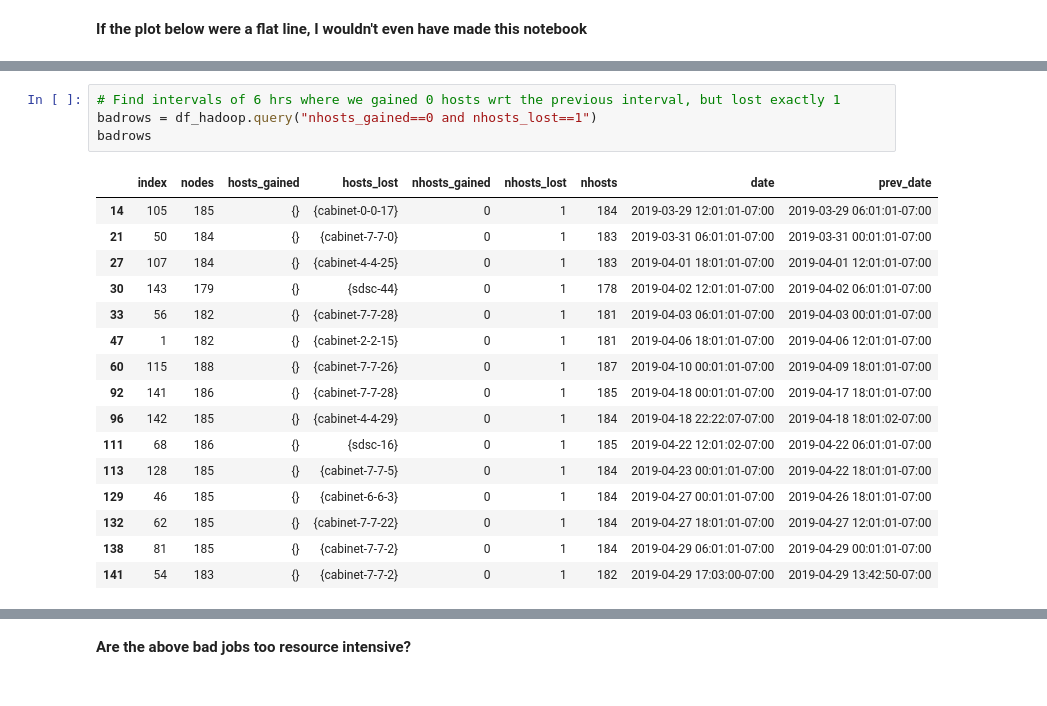
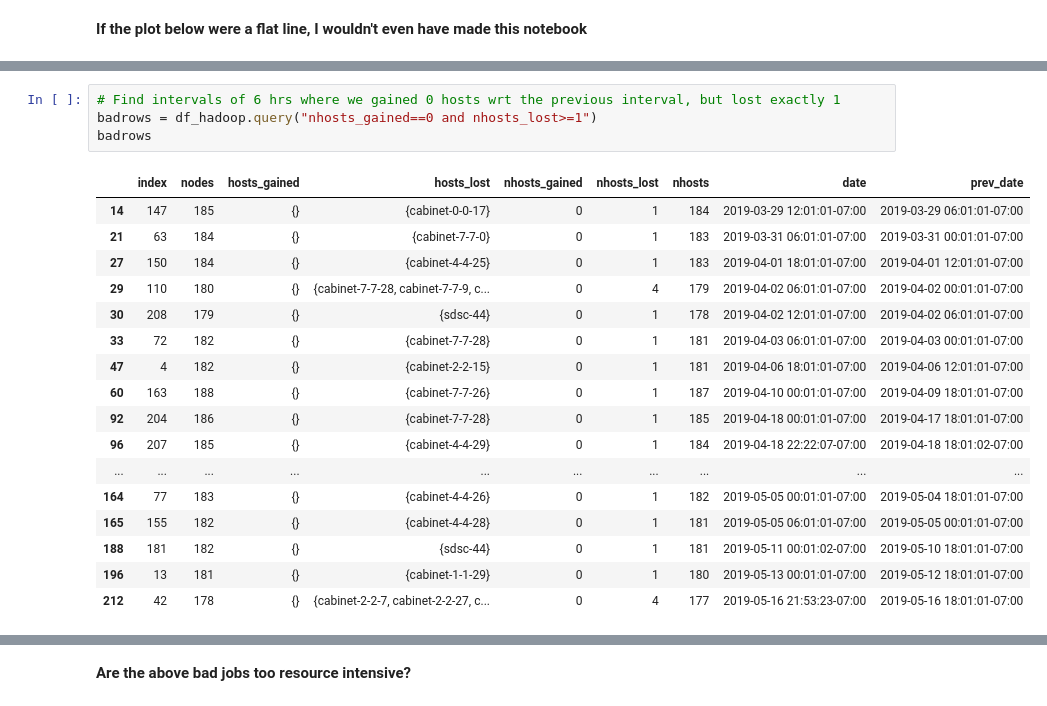
Before and after one commit to aminnj/miscnotebooks, a Jupyter notebook: uaf/analyze_hadoop_condor.ipynb, the cells around one changed output, grey strips where cells are left out. Drawn from its saved outputs; the diff is of its cells as text.

```diff
--- a/uaf/analyze_hadoop_condor.ipynb
+++ b/uaf/analyze_hadoop_condor.ipynb
@@ -192,21 +200,22 @@ plt.title("Node count");
 # %%
 # Find intervals of 6 hrs where we gained 0 hosts wrt the previous interval, but lost exactly 1
-badrows = df_hadoop.query("nhosts_gained==0 and nhosts_lost==1")
+badrows = df_hadoop.query("nhosts_gained==0 and nhosts_lost>=1")
 badrows
 # %% [output]
 |  | index | nodes | hosts_gained | hosts_lost | nhosts_gained | nhosts_lost | nhosts | date | prev_date |
-| 14 | 105 | 185 | {} | {cabinet-0-0-17} | 0 | 1 | 184 | 2019-03-29 12:01:01-07:00 | 2019-03-29 06:01:01-07:00 |
-| 21 | 50 | 184 | {} | {cabinet-7-7-0} | 0 | 1 | 183 | 2019-03-31 06:01:01-07:00 | 2019-03-31 00:01:01-07:00 |
-| 27 | 107 | 184 | {} | {cabinet-4-4-25} | 0 | 1 | 183 | 2019-04-01 18:01:01-07:00 | 2019-04-01 12:01:01-07:00 |
-| 30 | 143 | 179 | {} | {sdsc-44} | 0 | 1 | 178 | 2019-04-02 12:01:01-07:00 | 2019-04-02 06:01:01-07:00 |
-| 33 | 56 | 182 | {} | {cabinet-7-7-28} | 0 | 1 | 181 | 2019-04-03 06:01:01-07:00 | 2019-04-03 00:01:01-07:00 |
-| 47 | 1 | 182 | {} | {cabinet-2-2-15} | 0 | 1 | 181 | 2019-04-06 18:01:01-07:00 | 2019-04-06 12:01:01-07:00 |
-| 60 | 115 | 188 | {} | {cabinet-7-7-26} | 0 | 1 | 187 | 2019-04-10 00:01:01-07:00 | 2019-04-09 18:01:01-07:00 |
-| 92 | 141 | 186 | {} | {cabinet-7-7-28} | 0 | 1 | 185 | 2019-04-18 00:01:01-07:00 | 2019-04-17 18:01:01-07:00 |
-| 96 | 142 | 185 | {} | {cabinet-4-4-29} | 0 | 1 | 184 | 2019-04-18 22:22:07-07:00 | 2019-04-18 18:01:02-07:00 |
-| 111 | 68 | 186 | {} | {sdsc-16} | 0 | 1 | 185 | 2019-04-22 12:01:02-07:00 | 2019-04-22 06:01:01-07:00 |
-| 113 | 128 | 185 | {} | {cabinet-7-7-5} | 0 | 1 | 184 | 2019-04-23 00:01:01-07:00 | 2019-04-22 18:01:01-07:00 |
-| 129 | 46 | 185 | {} | {cabinet-6-6-3} | 0 | 1 | 184 | 2019-04-27 00:01:01-07:00 | 2019-04-26 18:01:01-07:00 |
-| 132 | 62 | 185 | {} | {cabinet-7-7-22} | 0 | 1 | 184 | 2019-04-27 18:01:01-07:00 | 2019-04-27 12:01:01-07:00 |
-| 138 | 81 | 185 | {} | {cabinet-7-7-2} | 0 | 1 | 184 | 2019-04-29 06:01:01-07:00 | 2019-04-29 00:01:01-07:00 |
-| 141 | 54 | 183 | {} | {cabinet-7-7-2} | 0 | 1 | 182 | 2019-04-29 17:03:00-07:00 | 2019-04-29 13:42:50-07:00 |
+| 14 | 147 | 185 | {} | {cabinet-0-0-17} | 0 | 1 | 184 | 2019-03-29 12:01:01-07:00 | 2019-03-29 06:01:01-07:00 |
+| 21 | 63 | 184 | {} | {cabinet-7-7-0} | 0 | 1 | 183 | 2019-03-31 06:01:01-07:00 | 2019-03-31 00:01:01-07:00 |
+| 27 | 150 | 184 | {} | {cabinet-4-4-25} | 0 | 1 | 183 | 2019-04-01 18:01:01-07:00 | 2019-04-01 12:01:01-07:00 |
+| 29 | 110 | 180 | {} | {cabinet-7-7-28, cabinet-7-7-9, c... | 0 | 4 | 179 | 2019-04-02 06:01:01-07:00 | 2019-04-02 00:01:01-07:00 |
+| 30 | 208 | 179 | {} | {sdsc-44} | 0 | 1 | 178 | 2019-04-02 12:01:01-07:00 | 2019-04-02 06:01:01-07:00 |
+| 33 | 72 | 182 | {} | {cabinet-7-7-28} | 0 | 1 | 181 | 2019-04-03 06:01:01-07:00 | 2019-04-03 00:01:01-07:00 |
+| 47 | 4 | 182 | {} | {cabinet-2-2-15} | 0 | 1 | 181 | 2019-04-06 18:01:01-07:00 | 2019-04-06 12:01:01-07:00 |
+| 60 | 163 | 188 | {} | {cabinet-7-7-26} | 0 | 1 | 187 | 2019-04-10 00:01:01-07:00 | 2019-04-09 18:01:01-07:00 |
+| 92 | 204 | 186 | {} | {cabinet-7-7-28} | 0 | 1 | 185 | 2019-04-18 00:01:01-07:00 | 2019-04-17 18:01:01-07:00 |
+| 96 | 207 | 185 | {} | {cabinet-4-4-29} | 0 | 1 | 184 | 2019-04-18 22:22:07-07:00 | 2019-04-18 18:01:02-07:00 |
+| ... | ... | ... | ... | ... | ... | ... | ... | ... | ... |
+| 164 | 77 | 183 | {} | {cabinet-4-4-26} | 0 | 1 | 182 | 2019-05-05 00:01:01-07:00 | 2019-05-04 18:01:01-07:00 |
+| 165 | 155 | 182 | {} | {cabinet-4-4-28} | 0 | 1 | 181 | 2019-05-05 06:01:01-07:00 | 2019-05-05 00:01:01-07:00 |
+| 188 | 181 | 182 | {} | {sdsc-44} | 0 | 1 | 181 | 2019-05-11 00:01:02-07:00 | 2019-05-10 18:01:01-07:00 |
+| 196 | 13 | 181 | {} | {cabinet-1-1-29} | 0 | 1 | 180 | 2019-05-13 00:01:01-07:00 | 2019-05-12 18:01:01-07:00 |
+| 212 | 42 | 178 | {} | {cabinet-2-2-7, cabinet-2-2-27, c... | 0 | 4 | 177 | 2019-05-16 21:53:23-07:00 | 2019-05-16 18:01:01-07:00 |
```
Also changed, not shown: parts of 21 cells of this notebook, 7 other files.
